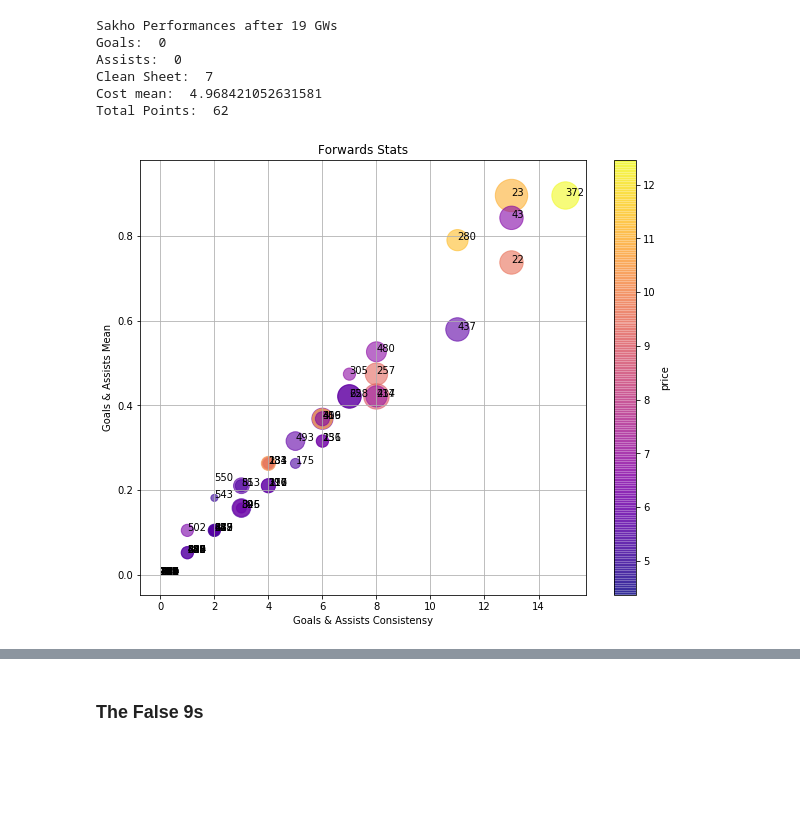
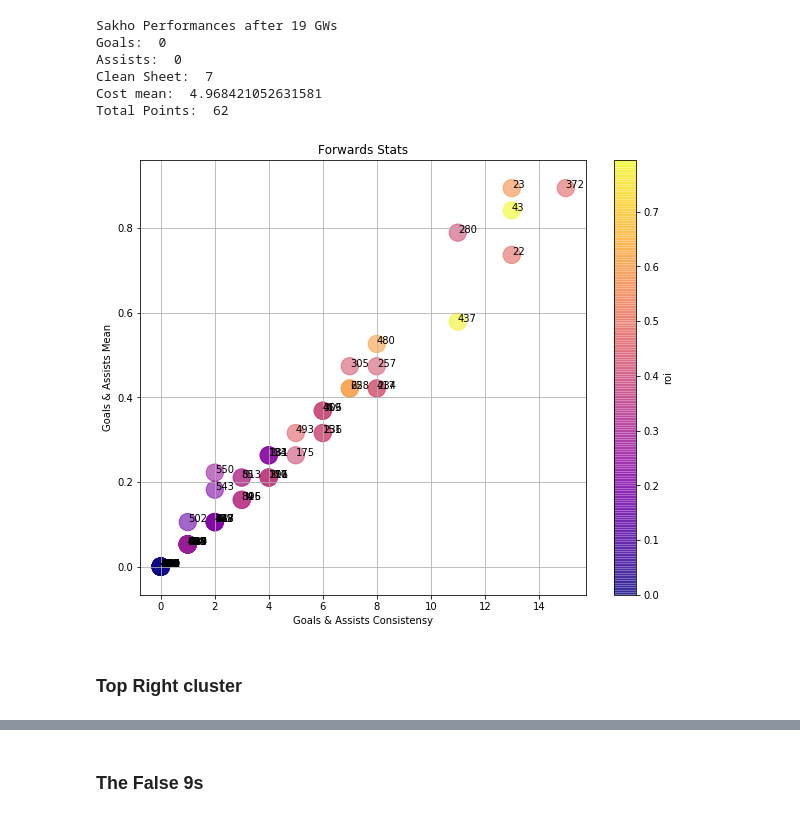
Before and after one commit to joei1994/ML-Projects, a Jupyter notebook: mini-projects/fpl-analysis/players_analysis.ipynb, the cells around one changed output, grey strips where cells are left out. Cells and saved outputs as stored; diff of their text form; code cells hidden in the pictures; blank space fills up the shorter version.

```diff
--- a/mini-projects/fpl-analysis/players_analysis.ipynb
+++ b/mini-projects/fpl-analysis/players_analysis.ipynb
@@ -337,22 +338,39 @@ fw_stats_by_player_id = forwards.groupby('player_id', as_index=False).agg({
     'penalties_missed' : np.sum
 })
 
-plt.figure(figsize=(10, 8))
+#plt.figure(figsize=(10, 8))
 
 x = fw_stats_by_player_id['goals_scored']['consistency'] + fw_stats_by_player_id['assists']['consistency']
 y = fw_stats_by_player_id['goals_scored']['mean'] +  fw_stats_by_player_id['assists']['mean']
-colors = fw_stats_by_player_id['value']['mean']
-sizes = fw_stats_by_player_id['bonus']['sum']
+#colors = fw_stats_by_player_id['roi']['mean']
+#sizes = fw_stats_by_player_id['points']['sum']
 
-plt.scatter(x, y, c=colors, cmap='plasma', s=sizes * 50, alpha=0.6)
-cbar = plt.colorbar()
-plt.xlabel("Goals & Assists Consistensy")
-plt.ylabel("Goals & Assists Mean")
-cbar.ax.set_ylabel("price")
-plt.title("Forwards Stats")
-plt.grid(True)
-for index, row in fw_stats_by_player_id.iterrows():
-    plt.gca().annotate(str(int(row['player_id'])), (x[index], y[index]))
-plt.show()
+#plt.scatter(x, y, c=colors, cmap='plasma', s=sizes * 10, alpha=0.6)
+#cbar = plt.colorbar()
+#plt.xlabel("Goals & Assists Consistensy")
+#plt.ylabel("Goals & Assists Mean")
+#cbar.ax.set_ylabel("price")
+#plt.title("Forwards Stats")
+#plt.grid(True)
+#for index, row in fw_stats_by_player_id.iterrows():
+#    plt.gca().annotate(str(int(row['player_id'])), (x[index], y[index]))
+#plt.show()
-# %% [output]
-[figure, removed]
+# %%
+colors = fw_stats_by_player_id['roi']['mean']
+
+plt.figure(figsize=(10, 8))
+plt.scatter(x, y, c=colors, cmap='plasma', s=300, alpha=0.6)
+cbar = plt.colorbar()
+cbar.ax.set_ylabel("roi")
+
+plt.xlabel("Goals & Assists Consistensy")
+plt.ylabel("Goals & Assists Mean")
+plt.title("Forwards Stats")
+plt.grid(True)
+for index, row in fw_stats_by_player_id.iterrows():
+    plt.gca().annotate(str(int(row['player_id'])), (x[index], y[index]))
+plt.show()
+# %% [output]
+[figure, added]
+# %% [markdown]
+### Top Right cluster
```
Also changed, not shown: parts of 28 cells of this notebook.
